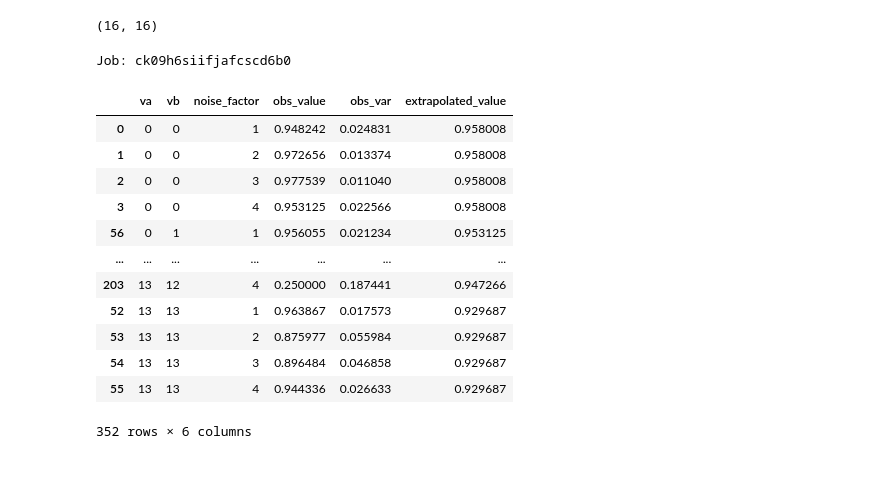
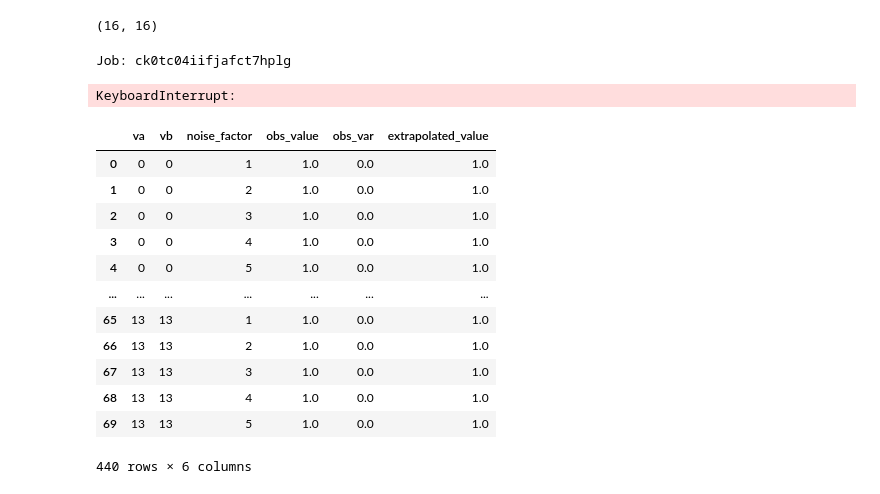
Before and after one commit to jfurches/nonlocalgames, a Jupyter notebook: examples/g14_on_ibm/zne.ipynb, the cells around one changed output. Saved outputs shown, nothing was run; the diff lists cells and outputs as text; code cells hidden in the pictures.

```diff
--- a/examples/g14_on_ibm/zne.ipynb
+++ b/examples/g14_on_ibm/zne.ipynb
@@ -79,39 +81,45 @@ pcc.dim
 # %% [output]
 (16, 16)
 # %%
+import tqdm
+
 options = Options()
 options.execution.shots = 1024
 options.optimization_level = 3
 options.resilience_level = 2  # ZNE
-options.resilience.noise_factors = [1, 2, 3, 4]
+options.resilience.noise_factors = [1, 2, 3, 4, 5]
 # options.resilience.noise_amplifier = "LocalFoldingAmplifier"
 
+dev = 'ibm_auckland'
 service = QiskitRuntimeService(name='full')
-backend = service.get_backend('ibm_hanoi')
-# backend = service.get_backend('simulator_statevector')
+backend = service.get_backend(dev)
 with Session(service=service, backend=backend) as session:
     nlg.backend = backend
     estimator = Estimator(session=session, options=options)
-    circuits = list(map(nlg._prepare_question, questions))
-    for circuit in circuits:
+    circuits = []
+    for q in tqdm.tqdm(questions):
+        circuit = nlg._prepare_question(q)
         circuit.remove_final_measurements()
+        circuits.append(circuit)
     observables = [pcc] * len(circuits)
 
     job = estimator.run(circuits=circuits, observables=observables)
     print('Job:', job.job_id())
     result = job.result()
 # %% [output]
-Job: ck09h6siifjafcscd6b0
+Job: ck0tc04iifjafct7hplg
+KeyboardInterrupt:
 # %%
-path = 'zne_results_optim{optim}_zne{zne}.json'.format(
+basepath = 'zne_results_optim{optim}_zne{zne}_{dev}'.format(
             optim=options.optimization_level,
-            zne=options.resilience_level
+            zne=options.resilience_level,
+            dev=dev
         )
 metadata = result.metadata
 values = result.values.tolist()
 for m, q in zip(metadata, questions):
     m['question'] = q
-with open(path, 'w', encoding='utf-8') as f:
+with open(f'{basepath}.json', 'w', encoding='utf-8') as f:
     json.dump({
         'metadata': result.metadata,
         'values': result.values.tolist()
@@ -119,43 +127,39 @@ with open(path, 'w', encoding='utf-8') as f:
 # %%
 import pandas as pd
 
 records = []
 
 for m, zne_value in zip(metadata, values):
     zne_data = m['zne']['noise_amplification']
     for noise_level, obs_value, obs_var in zip(
         zne_data['noise_factors'],
         zne_data['values'],
         zne_data['variance']):
 
         records.append({
             'va': m['question'][0],
             'vb': m['question'][1],
             'noise_factor': noise_level,
             'obs_value': obs_value,
             'obs_var': obs_var,
             'extrapolated_value': zne_value
         })
 
 df = pd.DataFrame.from_records(records)
-path = 'zne_results_optim{optim}_zne{zne}.csv'.format(
-            optim=options.optimization_level,
-            zne=options.resilience_level
-        )
 df.sort_values(['va', 'vb'], inplace=True)
-df.to_csv(path, index=False)
+df.to_csv(f'{basepath}.csv', index=False)
 df
 # %% [output]
 |  | va | vb | noise_factor | obs_value | obs_var | extrapolated_value |
-| 0 | 0 | 0 | 1 | 0.948242 | 0.024831 | 0.958008 |
-| 1 | 0 | 0 | 2 | 0.972656 | 0.013374 | 0.958008 |
-| 2 | 0 | 0 | 3 | 0.977539 | 0.011040 | 0.958008 |
-| 3 | 0 | 0 | 4 | 0.953125 | 0.022566 | 0.958008 |
-| 56 | 0 | 1 | 1 | 0.956055 | 0.021234 | 0.953125 |
+| 0 | 0 | 0 | 1 | 1.0 | 0.0 | 1.0 |
+| 1 | 0 | 0 | 2 | 1.0 | 0.0 | 1.0 |
+| 2 | 0 | 0 | 3 | 1.0 | 0.0 | 1.0 |
+| 3 | 0 | 0 | 4 | 1.0 | 0.0 | 1.0 |
+| 4 | 0 | 0 | 5 | 1.0 | 0.0 | 1.0 |
 | ... | ... | ... | ... | ... | ... | ... |
-| 203 | 13 | 12 | 4 | 0.250000 | 0.187441 | 0.947266 |
-| 52 | 13 | 13 | 1 | 0.963867 | 0.017573 | 0.929687 |
-| 53 | 13 | 13 | 2 | 0.875977 | 0.055984 | 0.929687 |
-| 54 | 13 | 13 | 3 | 0.896484 | 0.046858 | 0.929687 |
-| 55 | 13 | 13 | 4 | 0.944336 | 0.026633 | 0.929687 |
+| 65 | 13 | 13 | 1 | 1.0 | 0.0 | 1.0 |
+| 66 | 13 | 13 | 2 | 1.0 | 0.0 | 1.0 |
+| 67 | 13 | 13 | 3 | 1.0 | 0.0 | 1.0 |
+| 68 | 13 | 13 | 4 | 1.0 | 0.0 | 1.0 |
+| 69 | 13 | 13 | 5 | 1.0 | 0.0 | 1.0 |
-352 rows × 6 columns
+440 rows × 6 columns
```
Also changed, not shown: parts of 6 cells of this notebook, 4 other files.
